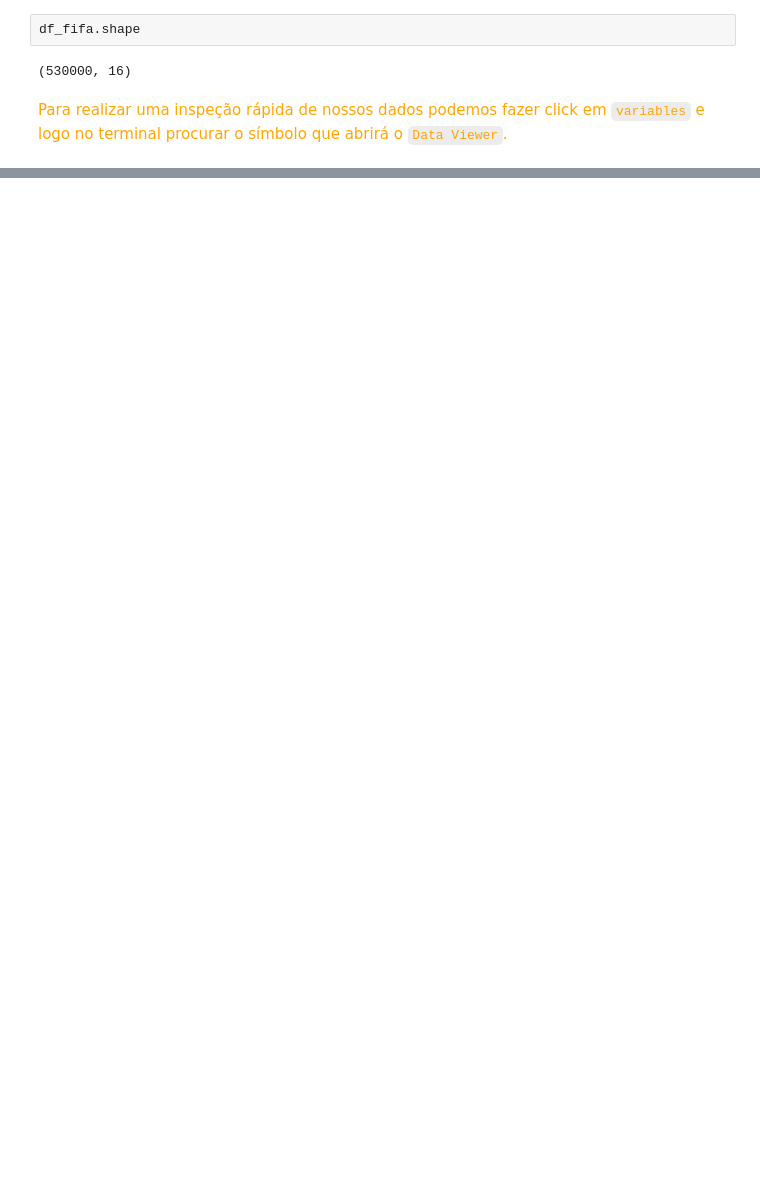
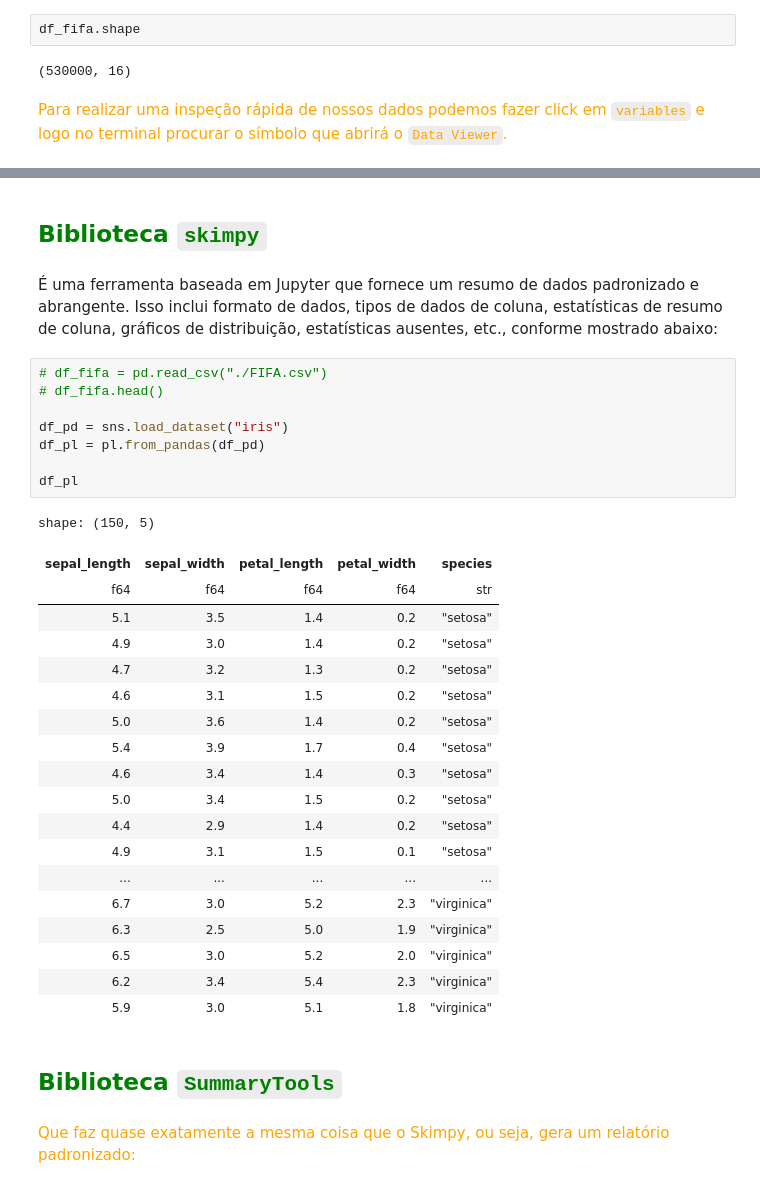
Before and after one commit to EddyGiusepe/Learning_Class_in_Python, a Jupyter notebook: Analisando_Datasets_JupyterNotebooks_em_VSC/dataset_FIFA_World_Cup_2018_Tweets.ipynb, the cells around one changed output, grey strips where cells are left out. Drawn from its saved outputs; the diff is of its cells as text; blank space fills up the shorter version.

Commit message:
Bibliotecas alternativas ao PANDAS

```diff
--- a/Analisando_Datasets_JupyterNotebooks_em_VSC/dataset_FIFA_World_Cup_2018_Tweets.ipynb
+++ b/Analisando_Datasets_JupyterNotebooks_em_VSC/dataset_FIFA_World_Cup_2018_Tweets.ipynb
@@ -30,0 +49,36 @@ df_fifa.shape
+# %% [markdown]
+## <font color="green">Biblioteca `skimpy`</font>
+# %% [markdown]
+É uma ferramenta baseada em Jupyter que fornece um resumo de dados padronizado e abrangente. Isso inclui formato de dados, tipos de dados de coluna, estatísticas de resumo de coluna, gráficos de distribuição, estatísticas ausentes, etc., conforme mostrado abaixo:
+# %%
+# df_fifa = pd.read_csv("./FIFA.csv")
+# df_fifa.head()
+
+df_pd = sns.load_dataset("iris")
+df_pl = pl.from_pandas(df_pd)
+
+df_pl
+# %% [output]
+shape: (150, 5)
+| sepal_length | sepal_width | petal_length | petal_width | species |
+| f64 | f64 | f64 | f64 | str |
+| 5.1 | 3.5 | 1.4 | 0.2 | "setosa" |
+| 4.9 | 3.0 | 1.4 | 0.2 | "setosa" |
+| 4.7 | 3.2 | 1.3 | 0.2 | "setosa" |
+| 4.6 | 3.1 | 1.5 | 0.2 | "setosa" |
+| 5.0 | 3.6 | 1.4 | 0.2 | "setosa" |
+| 5.4 | 3.9 | 1.7 | 0.4 | "setosa" |
+| 4.6 | 3.4 | 1.4 | 0.3 | "setosa" |
+| 5.0 | 3.4 | 1.5 | 0.2 | "setosa" |
+| 4.4 | 2.9 | 1.4 | 0.2 | "setosa" |
+| 4.9 | 3.1 | 1.5 | 0.1 | "setosa" |
+| ... | ... | ... | ... | ... |
+| 6.7 | 3.0 | 5.2 | 2.3 | "virginica" |
+| 6.3 | 2.5 | 5.0 | 1.9 | "virginica" |
+| 6.5 | 3.0 | 5.2 | 2.0 | "virginica" |
+| 6.2 | 3.4 | 5.4 | 2.3 | "virginica" |
+| 5.9 | 3.0 | 5.1 | 1.8 | "virginica" |
+# %% [markdown]
+## <font color="green">Biblioteca `SummaryTools`</font>
+# %% [markdown]
+<font color="orange">Que faz quase exatamente a mesma coisa que o Skimpy, ou seja, gera um relatório padronizado:</font>
```
Also changed, not shown: parts of 12 cells of this notebook.
